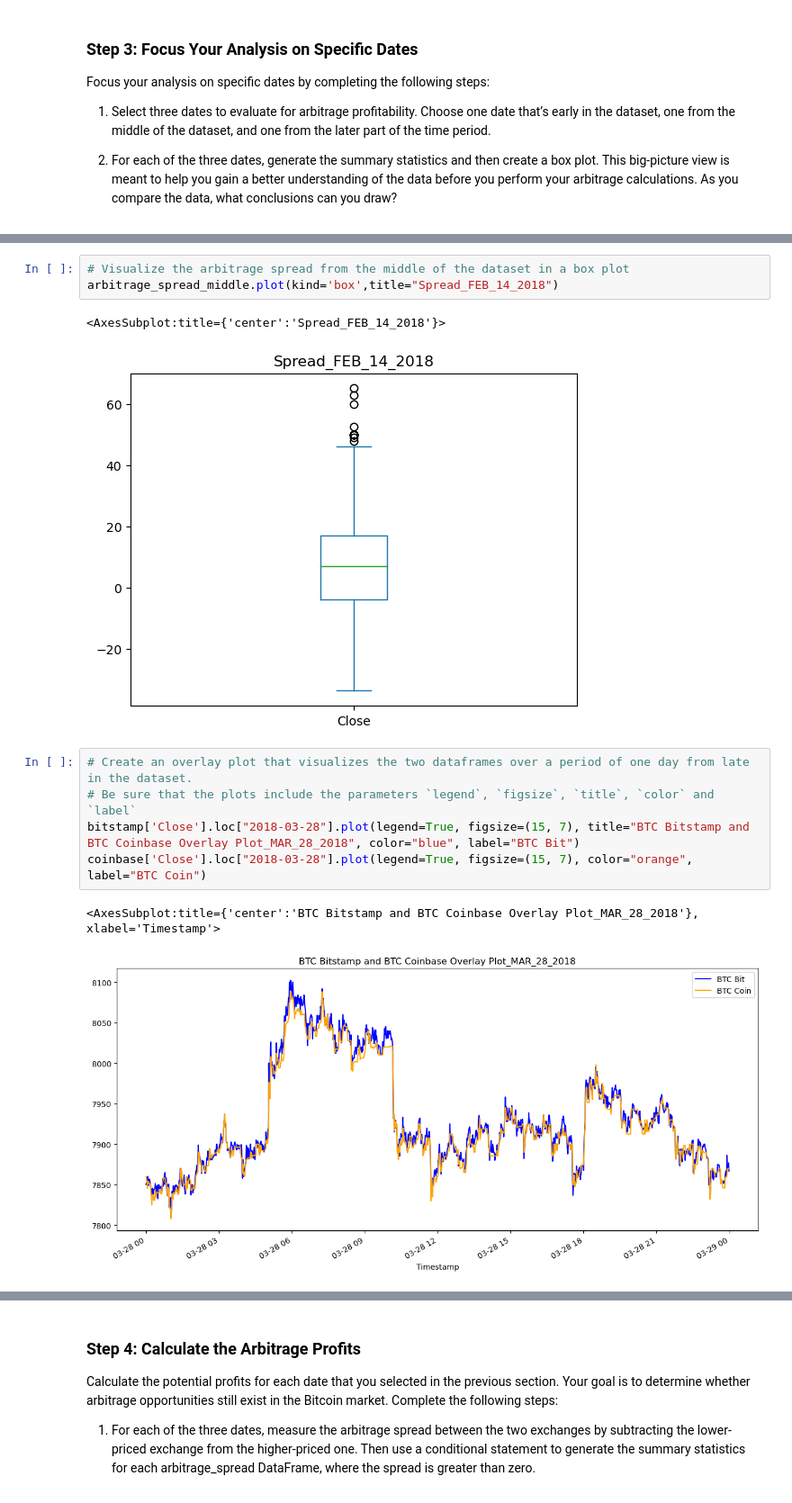
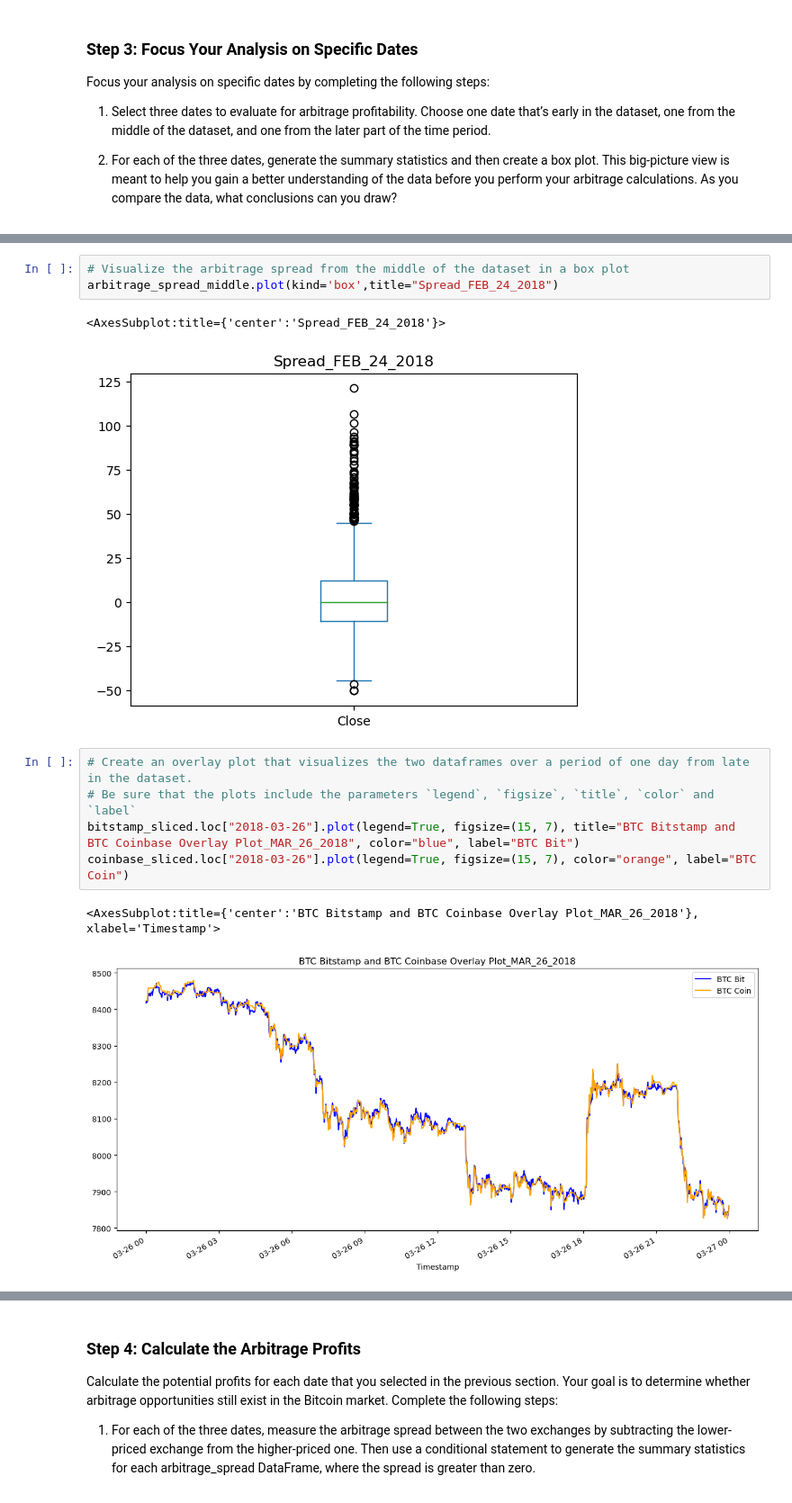
Before and after one commit to nielsdehaan1977/Fintech_Module3, a Jupyter notebook: crypto_arbitrage.ipynb, the cells around one changed output, grey strips where cells are left out. Shown at 90% size. Cells and saved outputs as stored; diff of their text form.

```diff
--- a/crypto_arbitrage.ipynb
+++ b/crypto_arbitrage.ipynb
@@ -382,18 +382,18 @@ max        65.190000
 Name: Close, dtype: float64
 # %%
 # Visualize the arbitrage spread from the middle of the dataset in a box plot
-arbitrage_spread_middle.plot(kind='box',title="Spread_FEB_14_2018")
+arbitrage_spread_middle.plot(kind='box',title="Spread_FEB_24_2018")
 # %% [output]
-<AxesSubplot:title={'center':'Spread_FEB_14_2018'}>
+<AxesSubplot:title={'center':'Spread_FEB_24_2018'}>
-[figure, old version]
+[figure, new version]
 # %%
 # Create an overlay plot that visualizes the two dataframes over a period of one day from late in the dataset.
 # Be sure that the plots include the parameters `legend`, `figsize`, `title`, `color` and `label`
-bitstamp['Close'].loc["2018-03-28"].plot(legend=True, figsize=(15, 7), title="BTC Bitstamp and BTC Coinbase Overlay Plot_MAR_28_2018", color="blue", label="BTC Bit")
-coinbase['Close'].loc["2018-03-28"].plot(legend=True, figsize=(15, 7), color="orange", label="BTC Coin")
+bitstamp_sliced.loc["2018-03-26"].plot(legend=True, figsize=(15, 7), title="BTC Bitstamp and BTC Coinbase Overlay Plot_MAR_26_2018", color="blue", label="BTC Bit")
+coinbase_sliced.loc["2018-03-26"].plot(legend=True, figsize=(15, 7), color="orange", label="BTC Coin")
 # %% [output]
-<AxesSubplot:title={'center':'BTC Bitstamp and BTC Coinbase Overlay Plot_MAR_28_2018'}, xlabel='Timestamp'>
+<AxesSubplot:title={'center':'BTC Bitstamp and BTC Coinbase Overlay Plot_MAR_26_2018'}, xlabel='Timestamp'>
-[figure, old version]
+[figure, new version]
 # %%
 # Using the date from the late that you have selected, calculate the arbitrage spread
 # by subtracting the bitstamp lower closing prices from the coinbase higher closing prices
```
Also changed, not shown: parts of 29 cells of this notebook.
